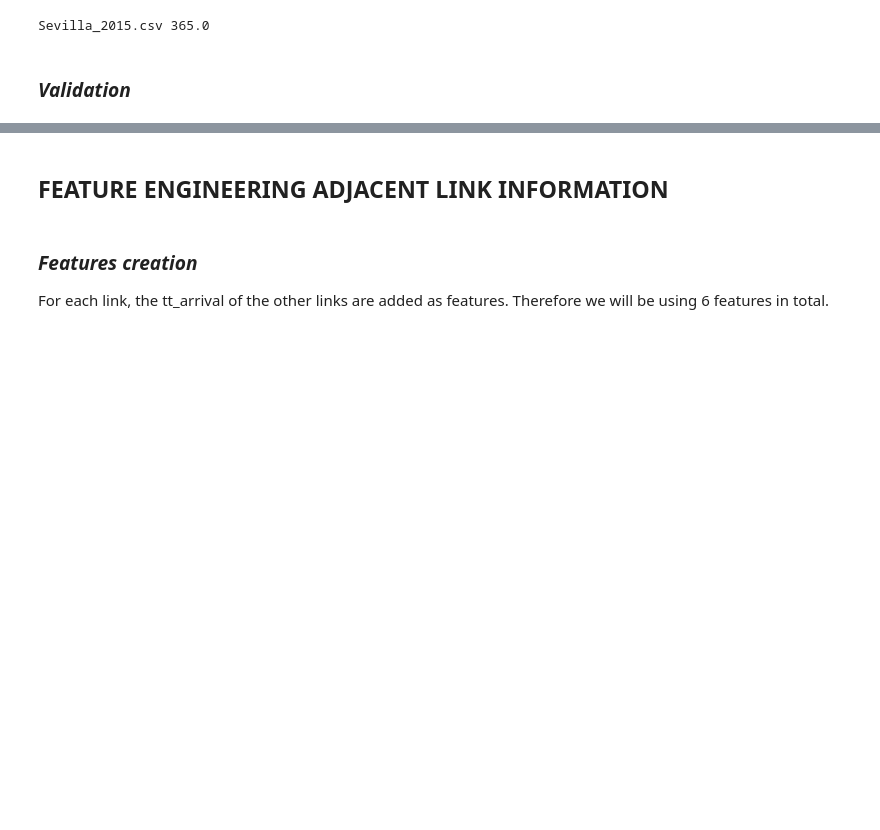
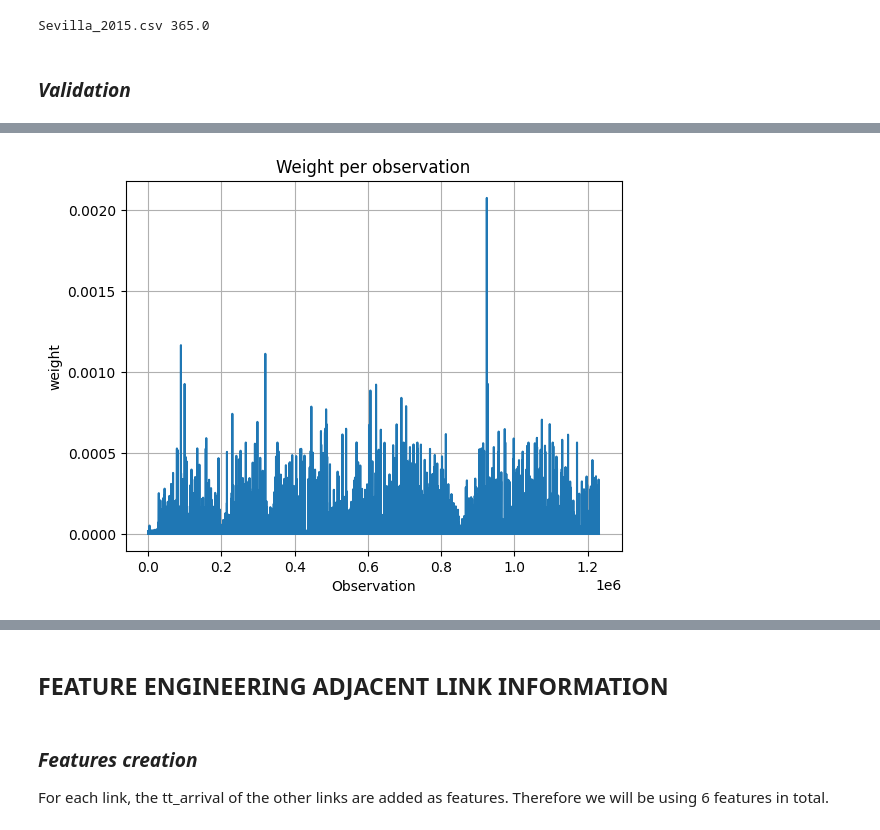
Before and after one commit to 4datascience/Traffic, a Jupyter notebook: Feature_engineering.ipynb, the cells around one changed output, grey strips where cells are left out. Cells and saved outputs as stored; diff of their text form; code cells hidden in the pictures; blank space fills up the shorter version.

```diff
--- a/Feature_engineering.ipynb
+++ b/Feature_engineering.ipynb
@@ -847,11 +913,13 @@ for LINK in range(5,11):
 # %%
 fig, ax = plt.subplots()
-ax.plot(np.arange(len(model.weights)), model.weights)
+ax.plot(np.arange(len(model.observation_weights_)), model.observation_weights_.values())
 
 ax.set(xlabel='Observation', ylabel='weight',
        title='Weight per observation')
 ax.grid()
 plt.show()
+# %% [output]
+[figure, added]
 # %%
 fig, ax = plt.subplots()
 ax.plot(np.arange(model.n_estimators), model.estimator_errors_)
```
Also changed, not shown: parts of 14 cells of this notebook.
